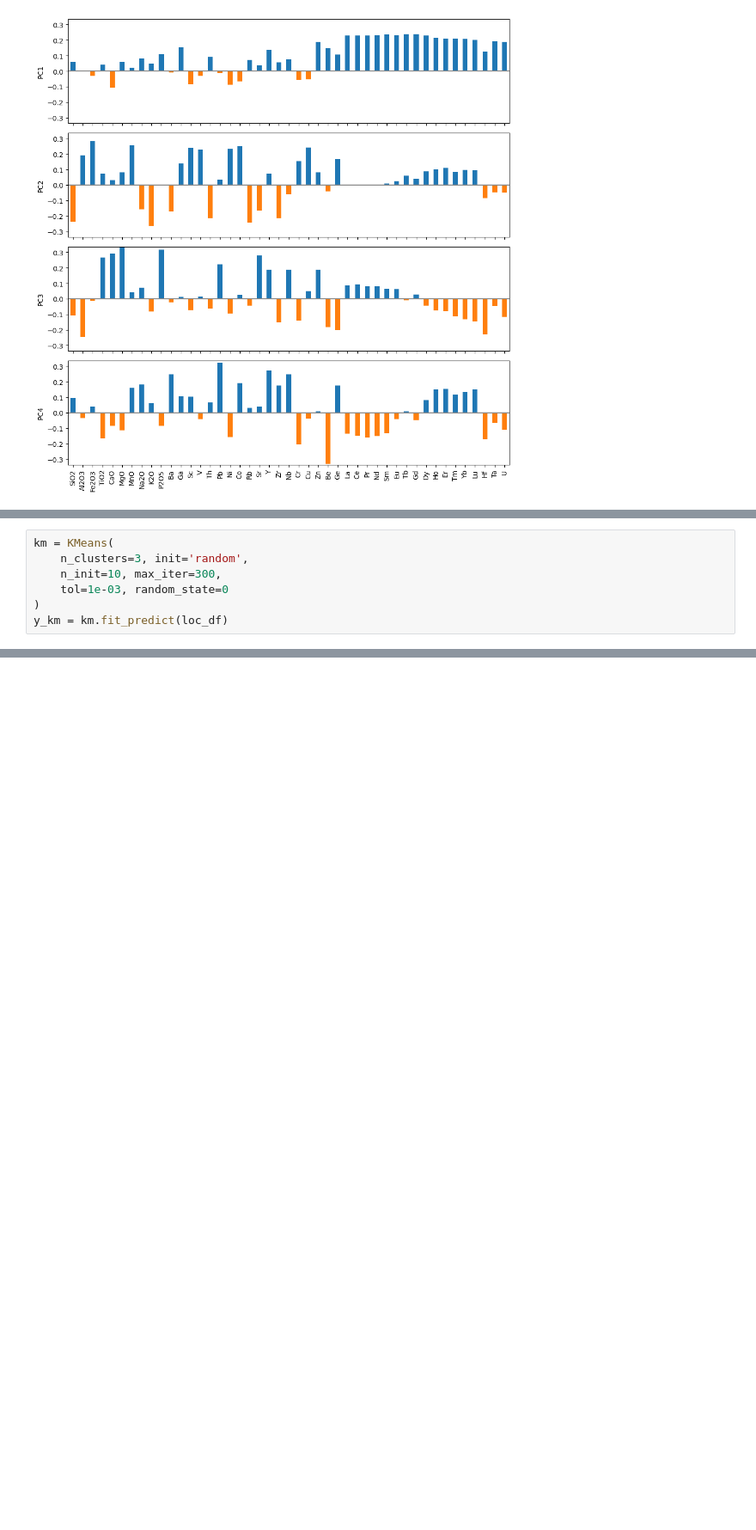
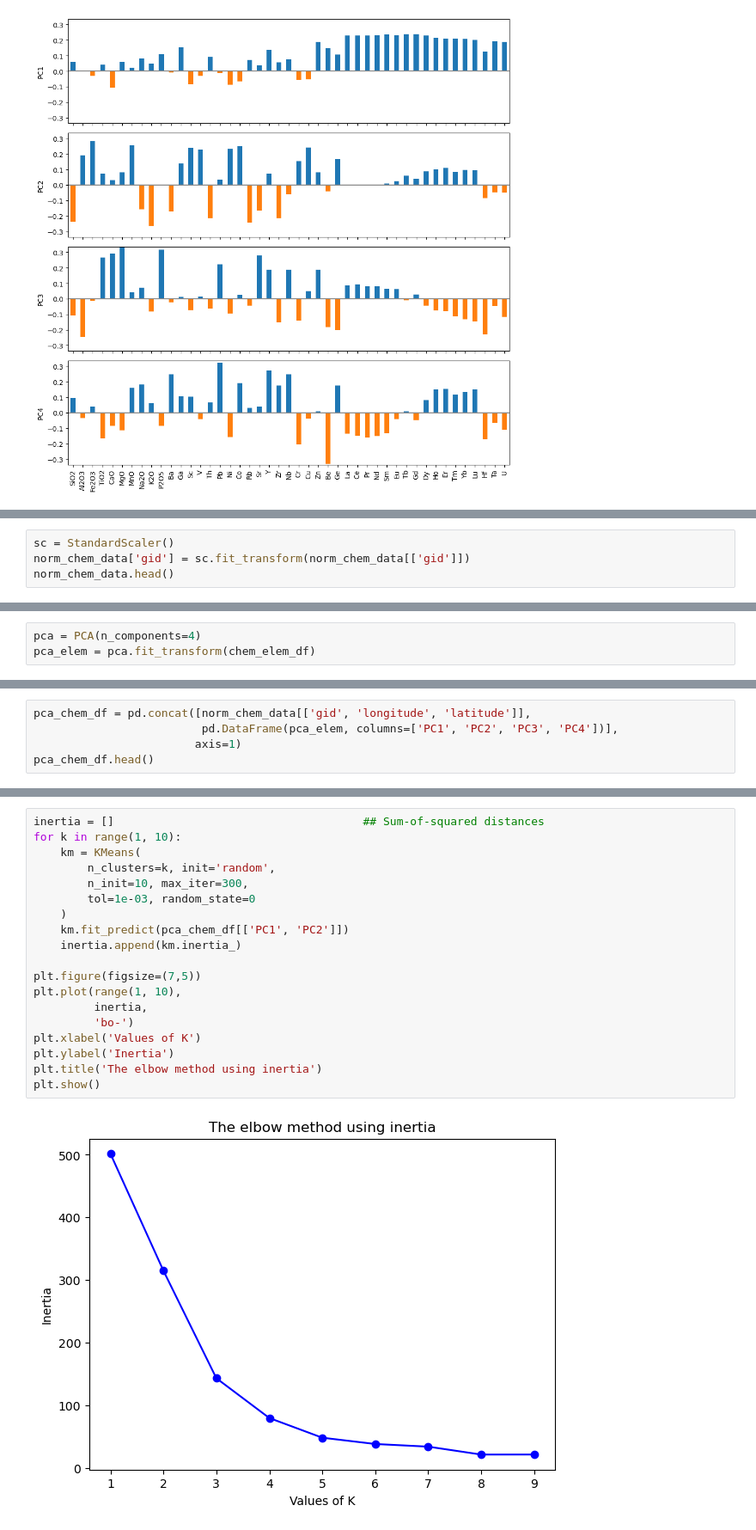
Before and after one commit to Ashish-Sasna/CMT-GSC-AI, a Jupyter notebook: Stream sediments.ipynb, the cells around one changed output, grey strips where cells are left out. Shown at 86% size. Drawn from its saved outputs; the diff is of its cells as text; blank space fills up the shorter version.

Commit message:
Plotting clusters

```diff
--- a/Stream sediments.ipynb
+++ b/Stream sediments.ipynb
@@ -474,7 +456,0 @@ loc_df = norm_str_sed_data.values
-# %%
-km = KMeans(
-    n_clusters=3, init='random',
-    n_init=10, max_iter=300,
-    tol=1e-03, random_state=0
-)
-y_km = km.fit_predict(loc_df)
@@ -523,0 +459,4 @@ plt.show()
+# %%
+sc = StandardScaler()
+norm_chem_data['gid'] = sc.fit_transform(norm_chem_data[['gid']])
+norm_chem_data.head()
@@ -523,0 +473,3 @@ plt.show()
+# %%
+pca = PCA(n_components=4)
+pca_elem = pca.fit_transform(chem_elem_df)
@@ -523,0 +484,5 @@ plt.show()
+# %%
+pca_chem_df = pd.concat([norm_chem_data[['gid', 'longitude', 'latitude']],
+                         pd.DataFrame(pca_elem, columns=['PC1', 'PC2', 'PC3', 'PC4'])],
+                        axis=1)
+pca_chem_df.head()
@@ -523,0 +500,21 @@ plt.show()
+# %%
+inertia = []                                     ## Sum-of-squared distances
+for k in range(1, 10):
+    km = KMeans(
+        n_clusters=k, init='random',
+        n_init=10, max_iter=300,
+        tol=1e-03, random_state=0
+    )
+    km.fit_predict(pca_chem_df[['PC1', 'PC2']])
+    inertia.append(km.inertia_)
+
+plt.figure(figsize=(7,5))
+plt.plot(range(1, 10),
+         inertia,
+         'bo-')
+plt.xlabel('Values of K')
+plt.ylabel('Inertia')
+plt.title('The elbow method using inertia')
+plt.show()
+# %% [output]
+[figure, added]
```
Also changed, not shown: parts of 24 cells of this notebook.
